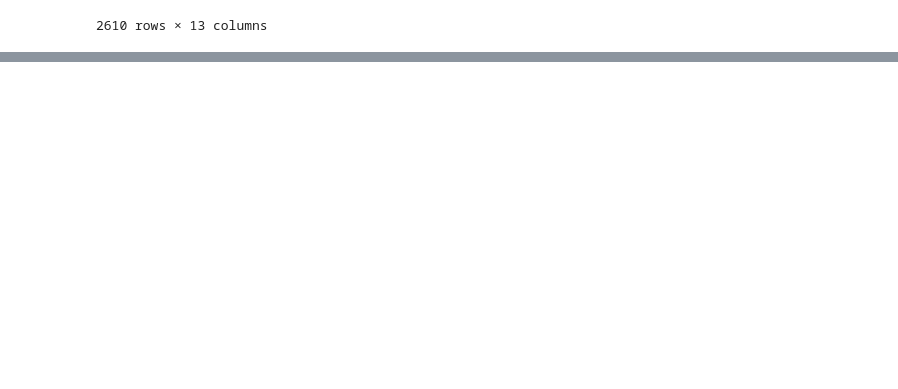
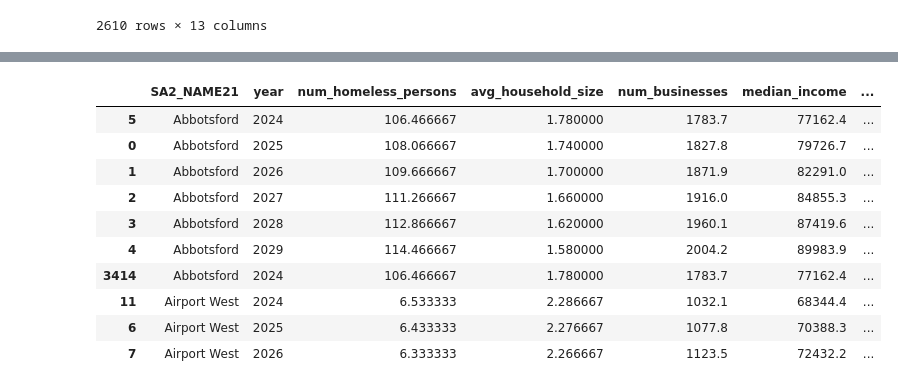
Before and after one commit to MAST30034-AppliedDataScience/project-2-group-real-estate-industry-project-31, a Jupyter notebook: notebooks/question2.ipynb, the cells around one changed output, grey strips where cells are left out. Drawn from its saved outputs; the diff is of its cells as text; code cells hidden in the pictures; blank space fills up the shorter version.

```diff
--- a/notebooks/question2.ipynb
+++ b/notebooks/question2.ipynb
@@ -163,6 +262,20 @@ average_pct_change.rename(columns={'pct_change_rent': 'average_pct_change'}, inp
 
 # Sort the average percentage change in descending order
 sorted_avg_pct_change = average_pct_change.sort_values(by='average_pct_change', ascending=False)
+# %%
+future_nndf.head(10)
+# %% [output]
+|  | SA2_NAME21 | year | num_homeless_persons | avg_household_size | num_businesses | median_income | ... |
+| 5 | Abbotsford | 2024 | 106.466667 | 1.780000 | 1783.7 | 77162.4 | ... |
+| 0 | Abbotsford | 2025 | 108.066667 | 1.740000 | 1827.8 | 79726.7 | ... |
+| 1 | Abbotsford | 2026 | 109.666667 | 1.700000 | 1871.9 | 82291.0 | ... |
+| 2 | Abbotsford | 2027 | 111.266667 | 1.660000 | 1916.0 | 84855.3 | ... |
+| 3 | Abbotsford | 2028 | 112.866667 | 1.620000 | 1960.1 | 87419.6 | ... |
+| 4 | Abbotsford | 2029 | 114.466667 | 1.580000 | 2004.2 | 89983.9 | ... |
+| 3414 | Abbotsford | 2024 | 106.466667 | 1.780000 | 1783.7 | 77162.4 | ... |
+| 11 | Airport West | 2024 | 6.533333 | 2.286667 | 1032.1 | 68344.4 | ... |
+| 6 | Airport West | 2025 | 6.433333 | 2.276667 | 1077.8 | 70388.3 | ... |
+| 7 | Airport West | 2026 | 6.333333 | 2.266667 | 1123.5 | 72432.2 | ... |
 # %%
 sorted_avg_pct_change.tail(20)
 # %% [output]
```
Also changed, not shown: parts of 17 cells of this notebook.
